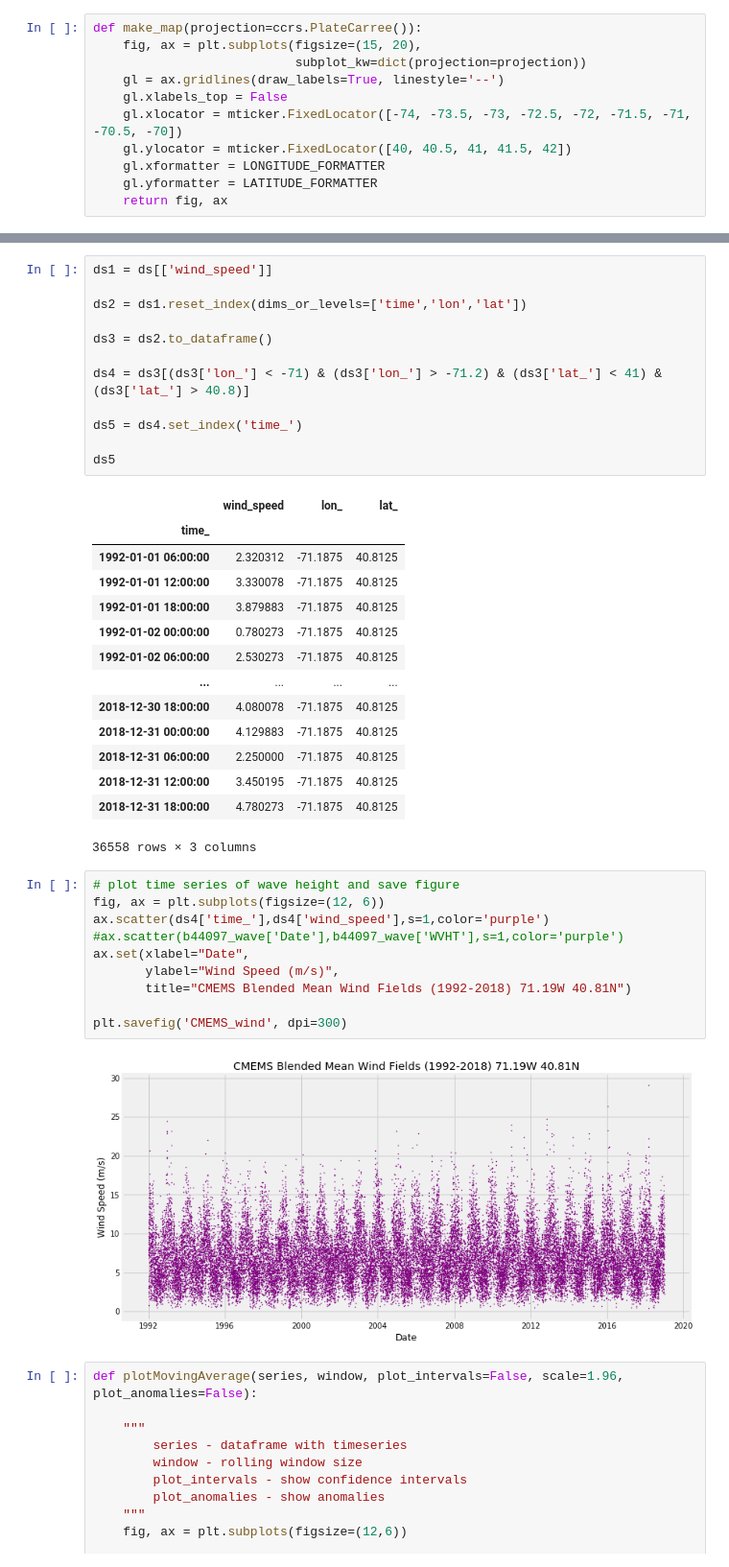
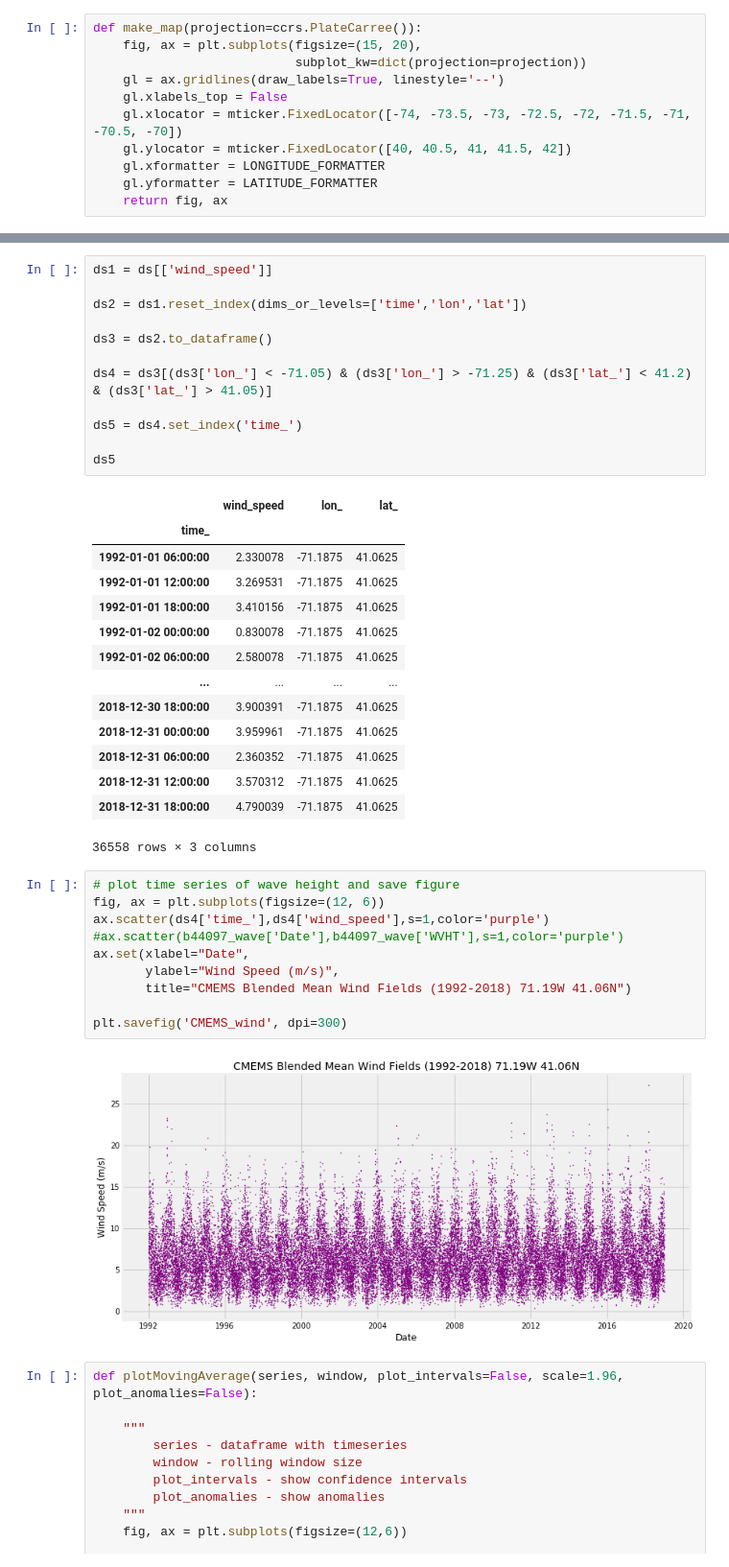
Before and after one commit to panmits86-zz/masters_thesis, a Jupyter notebook: code/CMEMS_Wind_1992-2018.ipynb, the cells around one changed output, grey strips where cells are left out. Shown at 96% size. Drawn from its saved outputs; the diff is of its cells as text.

```diff
--- a/code/CMEMS_Wind_1992-2018.ipynb
+++ b/code/CMEMS_Wind_1992-2018.ipynb
@@ -86,7 +113,7 @@ ds2 = ds1.reset_index(dims_or_levels=['time','lon','lat'])
 
 ds3 = ds2.to_dataframe()
 
-ds4 = ds3[(ds3['lon_'] < -71) & (ds3['lon_'] > -71.2) & (ds3['lat_'] < 41) & (ds3['lat_'] > 40.8)]
+ds4 = ds3[(ds3['lon_'] < -71.05) & (ds3['lon_'] > -71.25) & (ds3['lat_'] < 41.2) & (ds3['lat_'] > 41.05)]
 
 ds5 = ds4.set_index('time_')
 
@@ -94,30 +121,30 @@ ds5
 # %% [output]
 |  | wind_speed | lon_ | lat_ |
 | time_ |  |  |  |
-| 1992-01-01 06:00:00 | 2.320312 | -71.1875 | 40.8125 |
-| 1992-01-01 12:00:00 | 3.330078 | -71.1875 | 40.8125 |
-| 1992-01-01 18:00:00 | 3.879883 | -71.1875 | 40.8125 |
-| 1992-01-02 00:00:00 | 0.780273 | -71.1875 | 40.8125 |
-| 1992-01-02 06:00:00 | 2.530273 | -71.1875 | 40.8125 |
+| 1992-01-01 06:00:00 | 2.330078 | -71.1875 | 41.0625 |
+| 1992-01-01 12:00:00 | 3.269531 | -71.1875 | 41.0625 |
+| 1992-01-01 18:00:00 | 3.410156 | -71.1875 | 41.0625 |
+| 1992-01-02 00:00:00 | 0.830078 | -71.1875 | 41.0625 |
+| 1992-01-02 06:00:00 | 2.580078 | -71.1875 | 41.0625 |
 | ... | ... | ... | ... |
-| 2018-12-30 18:00:00 | 4.080078 | -71.1875 | 40.8125 |
-| 2018-12-31 00:00:00 | 4.129883 | -71.1875 | 40.8125 |
-| 2018-12-31 06:00:00 | 2.250000 | -71.1875 | 40.8125 |
-| 2018-12-31 12:00:00 | 3.450195 | -71.1875 | 40.8125 |
-| 2018-12-31 18:00:00 | 4.780273 | -71.1875 | 40.8125 |
+| 2018-12-30 18:00:00 | 3.900391 | -71.1875 | 41.0625 |
+| 2018-12-31 00:00:00 | 3.959961 | -71.1875 | 41.0625 |
+| 2018-12-31 06:00:00 | 2.360352 | -71.1875 | 41.0625 |
+| 2018-12-31 12:00:00 | 3.570312 | -71.1875 | 41.0625 |
+| 2018-12-31 18:00:00 | 4.790039 | -71.1875 | 41.0625 |
 36558 rows × 3 columns
 # %%
 # plot time series of wave height and save figure
 fig, ax = plt.subplots(figsize=(12, 6))
 ax.scatter(ds4['time_'],ds4['wind_speed'],s=1,color='purple')
 #ax.scatter(b44097_wave['Date'],b44097_wave['WVHT'],s=1,color='purple')
 ax.set(xlabel="Date",
        ylabel="Wind Speed (m/s)",
-       title="CMEMS Blended Mean Wind Fields (1992-2018) 71.19W 40.81N")
+       title="CMEMS Blended Mean Wind Fields (1992-2018) 71.19W 41.06N")
 
 plt.savefig('CMEMS_wind', dpi=300)
 # %% [output]
-[figure, old version]
+[figure, new version]
 # %%
 def plotMovingAverage(series, window, plot_intervals=False, scale=1.96, plot_anomalies=False):
 
```
Also changed, not shown: parts of 13 cells of this notebook.
